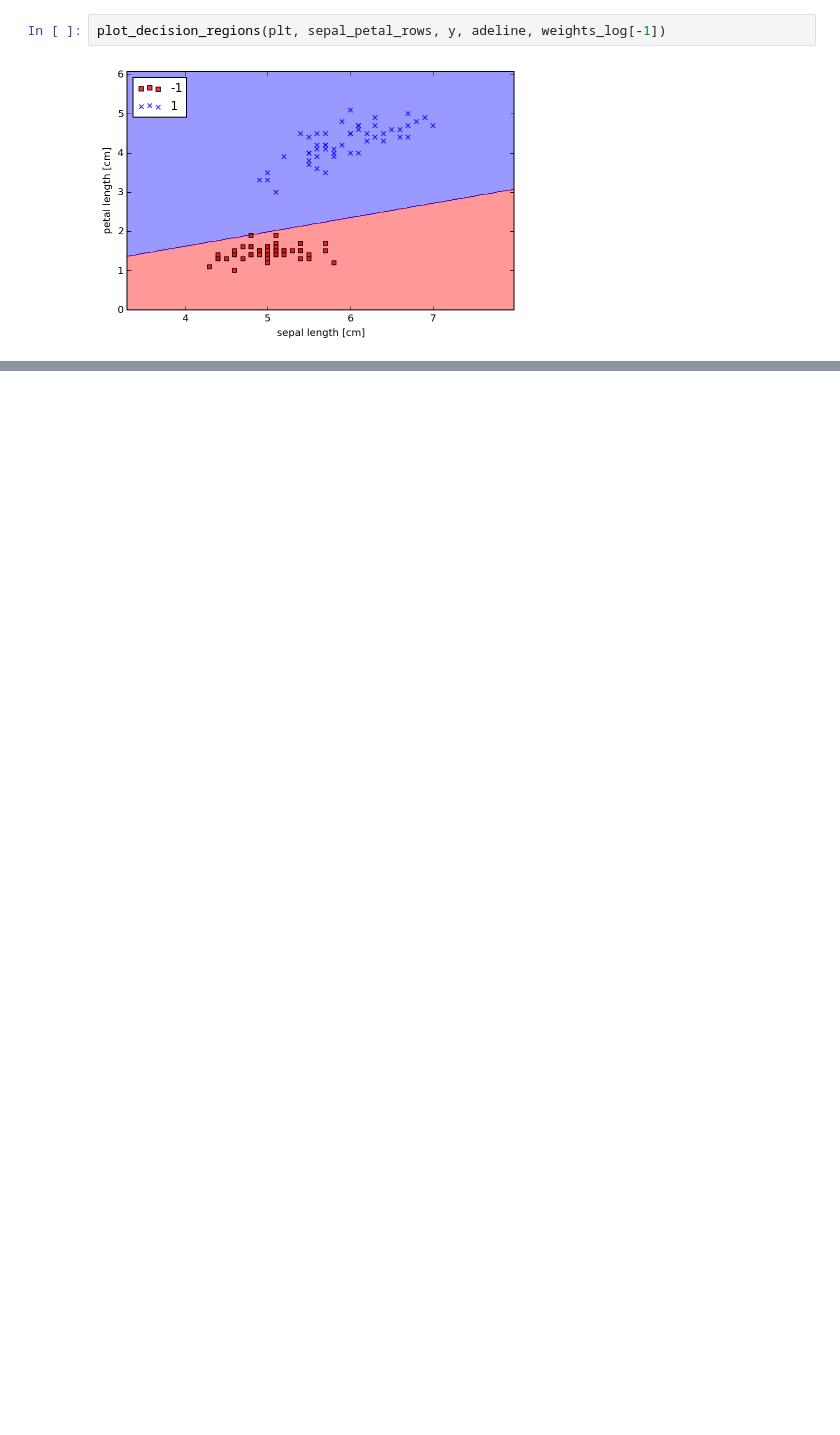
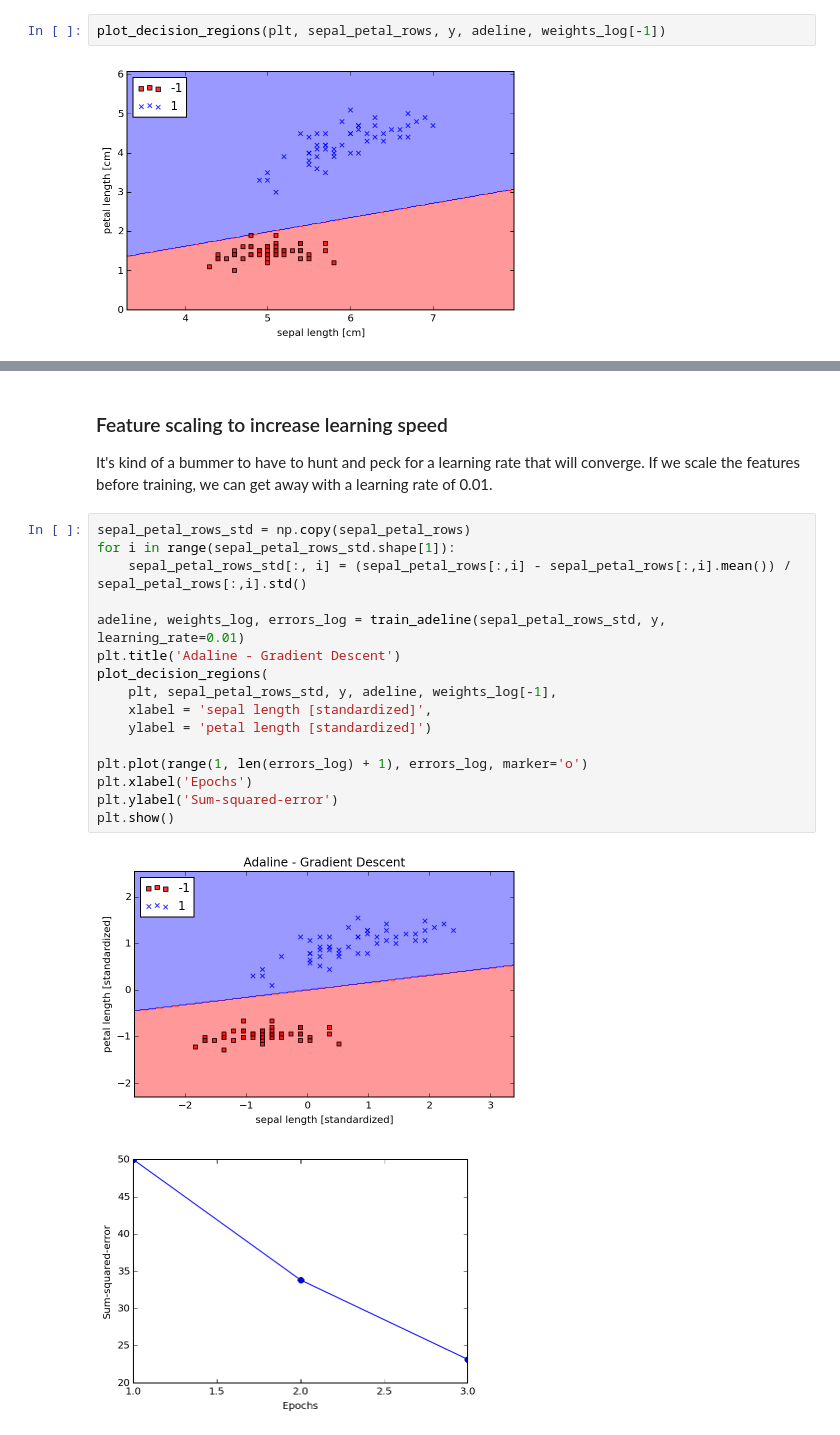
Before and after one commit to krosaen/ml-study, a Jupyter notebook: python-ml-book/ch02/ch02.ipynb, the cells around one changed output, grey strips where cells are left out. Saved outputs shown, nothing was run; the diff lists cells and outputs as text; blank space fills up the shorter version.

```diff
--- a/python-ml-book/ch02/ch02.ipynb
+++ b/python-ml-book/ch02/ch02.ipynb
@@ -274,0 +297,23 @@ plot_decision_regions(plt, sepal_petal_rows, y, adeline, weights_log[-1])
+# %% [markdown]
+### Feature scaling to increase learning speed
+
+It's kind of a bummer to have to hunt and peck for a learning rate that will converge. If we scale the features before training, we can get away with a learning rate of 0.01.
+# %%
+sepal_petal_rows_std = np.copy(sepal_petal_rows)
+for i in range(sepal_petal_rows_std.shape[1]):
+    sepal_petal_rows_std[:, i] = (sepal_petal_rows[:,i] - sepal_petal_rows[:,i].mean()) / sepal_petal_rows[:,i].std()
+
+adeline, weights_log, errors_log = train_adeline(sepal_petal_rows_std, y, learning_rate=0.01)
+plt.title('Adaline - Gradient Descent')
+plot_decision_regions(
+    plt, sepal_petal_rows_std, y, adeline, weights_log[-1],
+    xlabel = 'sepal length [standardized]',
+    ylabel = 'petal length [standardized]')
+
+plt.plot(range(1, len(errors_log) + 1), errors_log, marker='o')
+plt.xlabel('Epochs')
+plt.ylabel('Sum-squared-error')
+plt.show()
+# %% [output]
+[figure, added]
+[figure, added]
```
Also changed, not shown: parts of 6 cells of this notebook, 2 other files.
